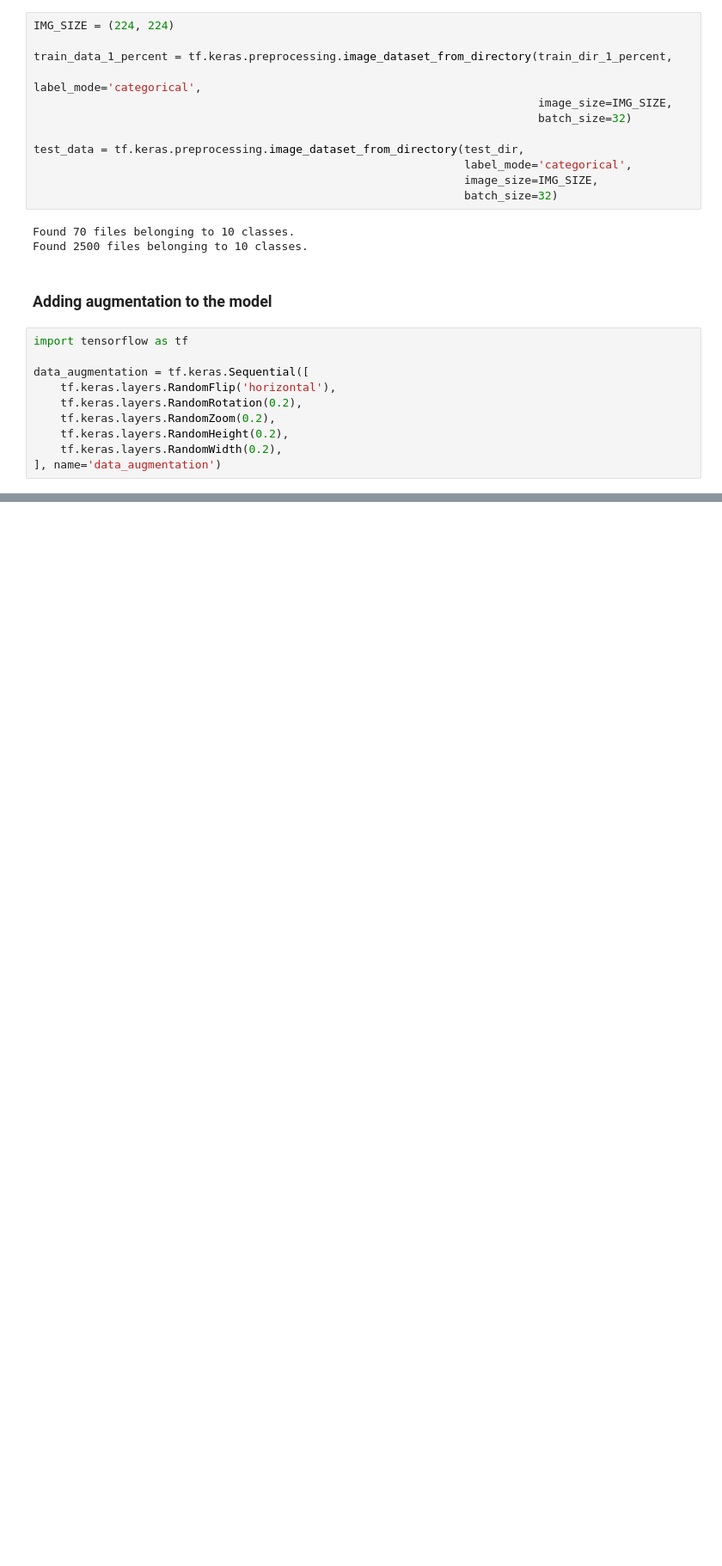
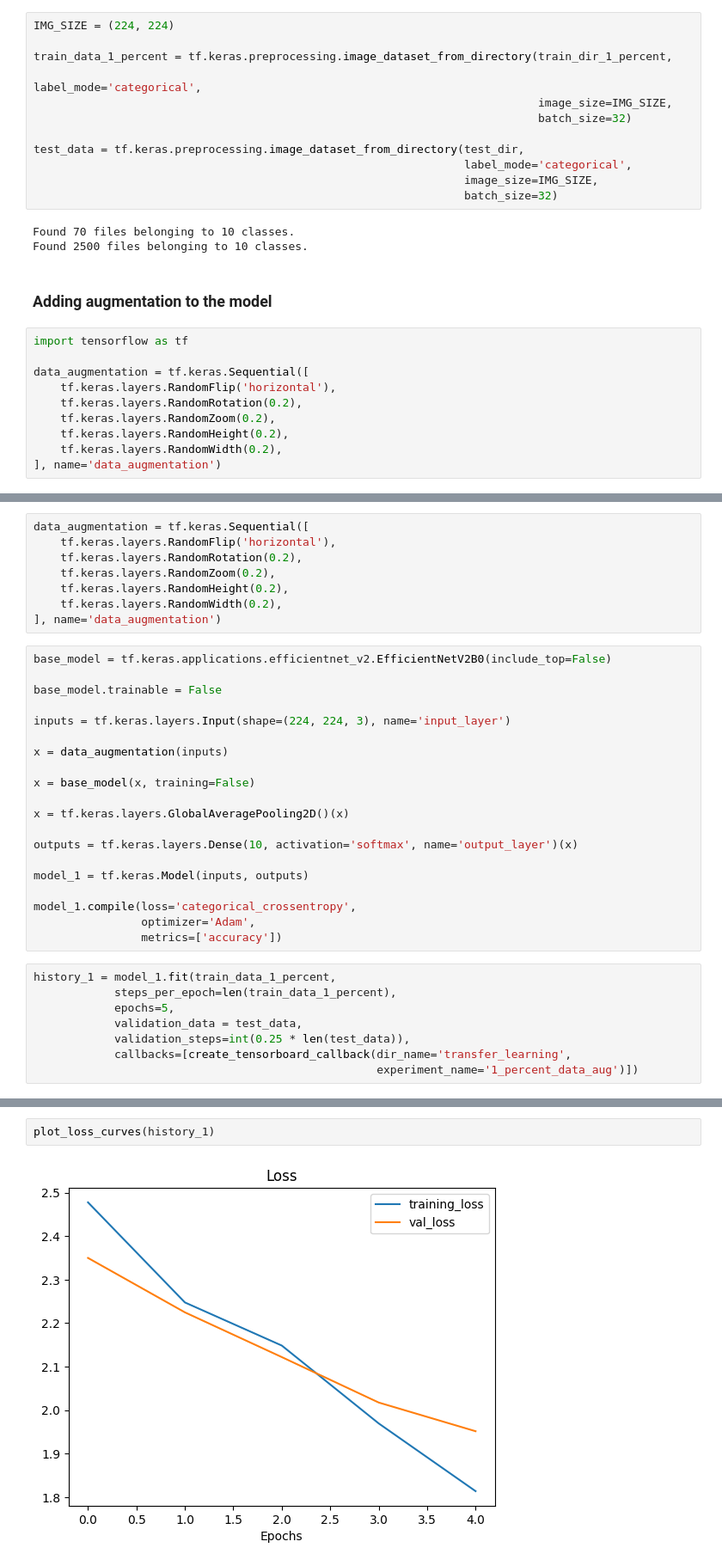
Before and after one commit to Zuhair0000/tensorflow_bootcamp, a Jupyter notebook: 05_transfer_learning_in_tensorflow_part_1_fine_tuning.ipynb, the cells around one changed output, grey strips where cells are left out. Shown at 86% size. Saved outputs shown, nothing was run; the diff lists cells and outputs as text; blank space fills up the shorter version.

```diff
--- a/05_transfer_learning_in_tensorflow_part_1_fine_tuning.ipynb
+++ b/05_transfer_learning_in_tensorflow_part_1_fine_tuning.ipynb
@@ -368,0 +371,36 @@ plt.axis(False)
+# %%
+data_augmentation = tf.keras.Sequential([
+    tf.keras.layers.RandomFlip('horizontal'),
+    tf.keras.layers.RandomRotation(0.2),
+    tf.keras.layers.RandomZoom(0.2),
+    tf.keras.layers.RandomHeight(0.2),
+    tf.keras.layers.RandomWidth(0.2),
+], name='data_augmentation')
+# %%
+base_model = tf.keras.applications.efficientnet_v2.EfficientNetV2B0(include_top=False)
+
+base_model.trainable = False
+
+inputs = tf.keras.layers.Input(shape=(224, 224, 3), name='input_layer')
+
+x = data_augmentation(inputs)
+
+x = base_model(x, training=False)
+
+x = tf.keras.layers.GlobalAveragePooling2D()(x)
+
+outputs = tf.keras.layers.Dense(10, activation='softmax', name='output_layer')(x)
+
+model_1 = tf.keras.Model(inputs, outputs)
+
+model_1.compile(loss='categorical_crossentropy',
+                optimizer='Adam',
+                metrics=['accuracy'])
+# %%
+history_1 = model_1.fit(train_data_1_percent,
+            steps_per_epoch=len(train_data_1_percent),
+            epochs=5,
+            validation_data = test_data,
+            validation_steps=int(0.25 * len(test_data)),
+            callbacks=[create_tensorboard_callback(dir_name='transfer_learning',
+                                                   experiment_name='1_percent_data_aug')])
@@ -368,0 +419,4 @@ plt.axis(False)
+# %%
+plot_loss_curves(history_1)
+# %% [output]
+[figure, added]
```
Also changed, not shown: parts of 22 cells of this notebook.
